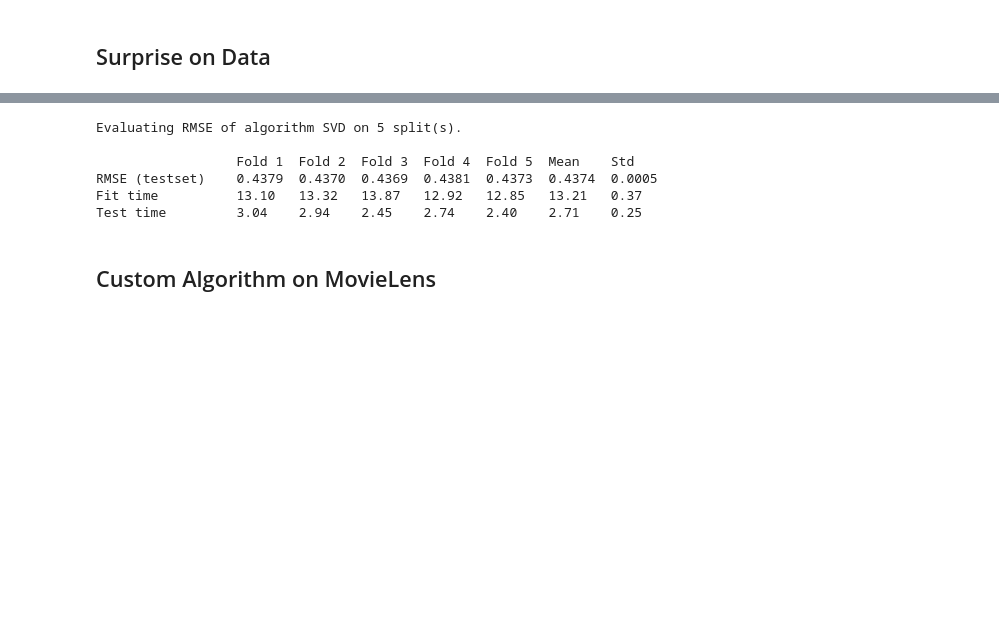
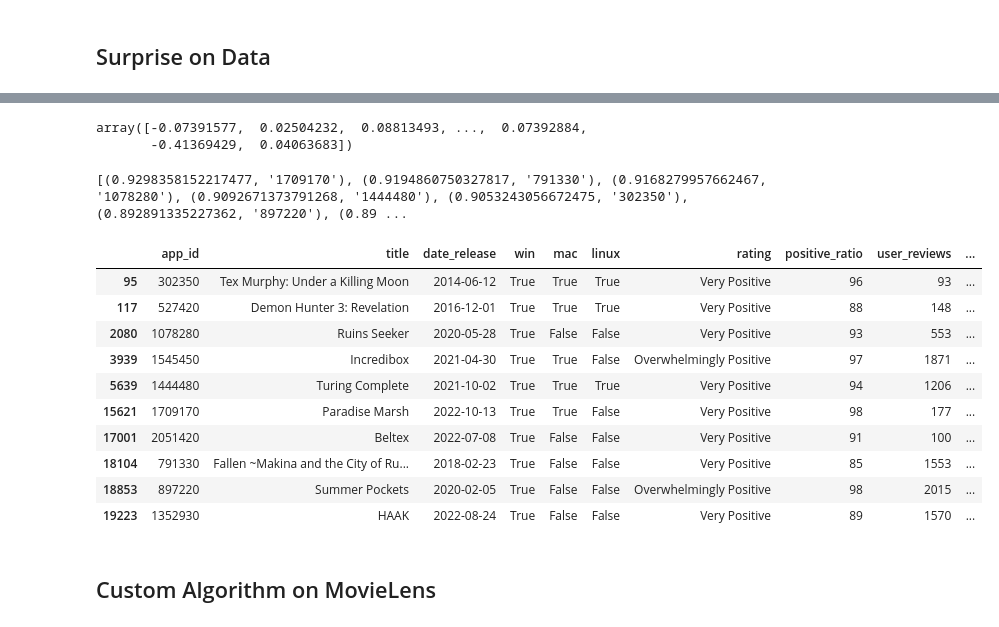
Before and after one commit to MitchellJC/game-rec, a Jupyter notebook: benchmark.ipynb, the cells around one changed output, grey strips where cells are left out. Drawn from its saved outputs; the diff is of its cells as text; code cells hidden in the pictures; blank space fills up the shorter version.

```diff
--- a/benchmark.ipynb
+++ b/benchmark.ipynb
@@ -8,15 +19,47 @@ from surprise.model_selection import cross_validate
 # %%
-reader = Reader(line_format='item rating user', sep=',', skip_lines=1)
+reader = Reader(line_format='item rating user', sep=',', skip_lines=1, rating_scale=(0, 1))
 data = Dataset.load_from_file('data/cleaned.csv', reader=reader)
+full_train = data.build_full_trainset()
 # %%
 svd = SVD()
 results = cross_validate(svd, data, measures=['RMSE'], cv=5, verbose=True)
-# %% [output]
-Evaluating RMSE of algorithm SVD on 5 split(s).
-
-                  Fold 1  Fold 2  Fold 3  Fold 4  Fold 5  Mean    Std
-RMSE (testset)    0.4379  0.4370  0.4369  0.4381  0.4373  0.4374  0.0005
-Fit time          13.10   13.32   13.87   12.92   12.85   13.21   0.37
-Test time         3.04    2.94    2.45    2.74    2.40    2.71    0.25
+# %%
+svd_fit = svd.fit(full_train)
+# %%
+svd_fit.bi
+# %% [output]
+array([-0.07391577,  0.02504232,  0.08813493, ...,  0.07392884,
+       -0.41369429,  0.04063683])
+# %%
+user = 50
+user = full_train.to_raw_uid(user)
+top = []
+for item in full_train.all_items():
+    item = full_train.to_raw_iid(item)
+    prediction = svd_fit.predict(user, item)
+    uid, iid, true, pred = prediction[0], prediction[1], prediction[2], prediction[3]
+    top.append((pred, iid))
+    top.sort(key=lambda x: x[0], reverse=True)
+    top = top[:10]
+# %%
+df2 = pd.read_csv('data/games.csv')
+# %%
+print(top)
+# %% [output]
+[(0.9298358152217477, '1709170'), (0.9194860750327817, '791330'), (0.9168279957662467, '1078280'), (0.9092671373791268, '1444480'), (0.9053243056672475, '302350'), (0.892891335227362, '897220'), (0.89 ...
+# %%
+df2[df2['app_id'].isin([int(id) for r, id in top])]
+# %% [output]
+|  | app_id | title | date_release | win | mac | linux | rating | positive_ratio | user_reviews | ... |
+| 95 | 302350 | Tex Murphy: Under a Killing Moon | 2014-06-12 | True | True | True | Very Positive | 96 | 93 | ... |
+| 117 | 527420 | Demon Hunter 3: Revelation | 2016-12-01 | True | True | True | Very Positive | 88 | 148 | ... |
+| 2080 | 1078280 | Ruins Seeker | 2020-05-28 | True | False | False | Very Positive | 93 | 553 | ... |
+| 3939 | 1545450 | Incredibox | 2021-04-30 | True | True | False | Overwhelmingly Positive | 97 | 1871 | ... |
+| 5639 | 1444480 | Turing Complete | 2021-10-02 | True | True | True | Very Positive | 94 | 1206 | ... |
+| 15621 | 1709170 | Paradise Marsh | 2022-10-13 | True | True | False | Very Positive | 98 | 177 | ... |
+| 17001 | 2051420 | Beltex | 2022-07-08 | True | False | False | Very Positive | 91 | 100 | ... |
+| 18104 | 791330 | Fallen ~Makina and the City of Ru... | 2018-02-23 | True | False | False | Very Positive | 85 | 1553 | ... |
+| 18853 | 897220 | Summer Pockets | 2020-02-05 | True | False | False | Overwhelmingly Positive | 98 | 2015 | ... |
+| 19223 | 1352930 | HAAK | 2022-08-24 | True | False | False | Very Positive | 89 | 1570 | ... |
 # %% [markdown]
 ## Custom Algorithm on MovieLens
```
Also changed, not shown: parts of 2 cells of this notebook, 3 other files.
